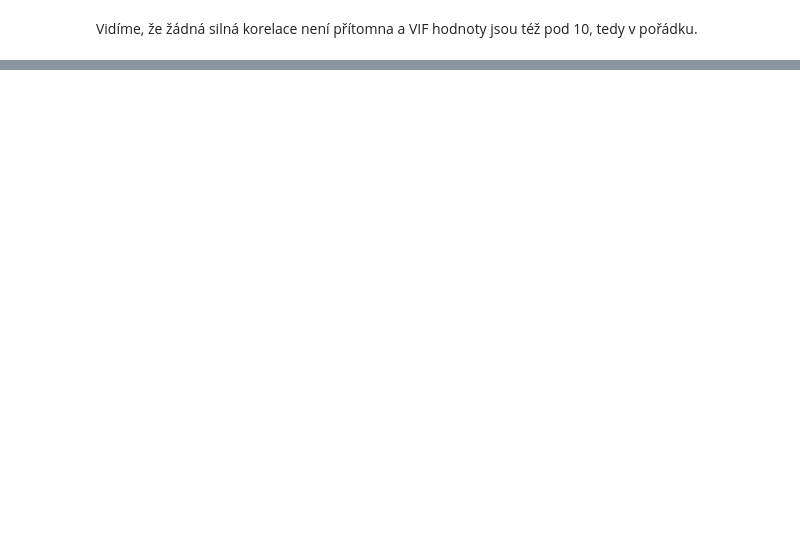
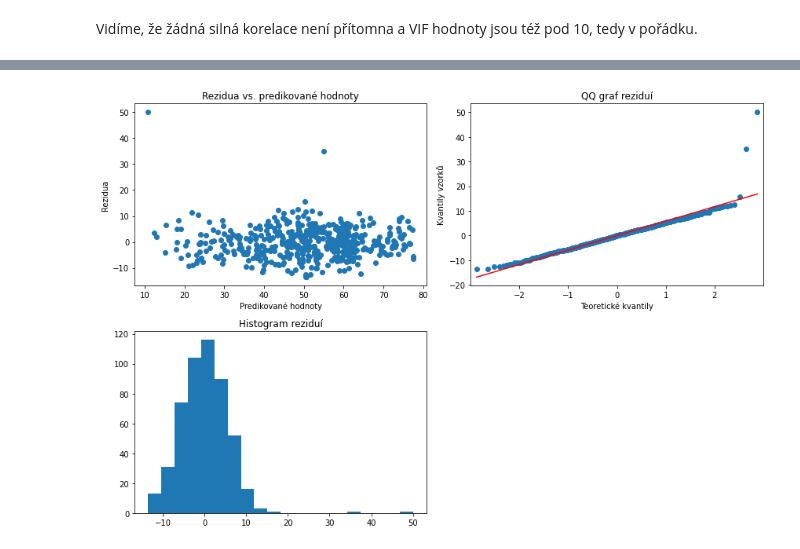
Before and after one commit to Filda99/FIT-MSP, a Jupyter notebook: Proj2/msp_proj2.ipynb, the cells around one changed output, grey strips where cells are left out. Saved outputs shown, nothing was run; the diff lists cells and outputs as text; code cells hidden in the pictures; blank space fills up the shorter version.

```diff
--- a/Proj2/msp_proj2.ipynb
+++ b/Proj2/msp_proj2.ipynb
@@ -409,16 +410,21 @@ Po vzoru demonstračního cvičení normalizujeme data do rozsahu $\langle-1, 1
 # %%
 # https://www.statsmodels.org/stable/example_formulas.html
 # https://stackoverflow.com/questions/55738056/using-categorical-variables-in-statsmodels-ols-class
-# create dummy variables for OS column (one-hot encoding) and use it in the model instead of the original column OS column, the new OS column will be named as OSType
+# dummy variables pro OS sloupec (one-hot encoding) + prejmenovani (pro zjednoduseni prace)
 data_task2 = pd.get_dummies(data_task2, columns=['OSType']).astype(float)
 # rename columns Android, iOS, Windows, MacOS to Android, iOS, Windows, MacOS
 data_task2 = data_task2.rename(columns={'OSType_Android': 'Android', 'OSType_iOS': 'iOS', 'OSType_Windows': 'Windows', 'OSType_MacOS': 'MacOS'})
 
 # standardizace dat do rozsahu hodnot <-1,1>
 # https://stackoverflow.com/questions/26414913/normalize-columns-of-pandas-data-frame
-min_value = data_task2.min(axis=0)
-max_value = data_task2.max(axis=0)
-data_task2 = (data_task2 - min_value)/(max_value - min_value)*2-1
+# min_value = data_task2.drop(['Ping'], axis=1).min(axis=0)
+# max_value = data_task2.drop(['Ping'], axis=1).max(axis=0)
+# data_task2 = (data_task2-min_value)/(max_value-min_value)*2-1
+
+min_values = data_task2.drop(['Ping'], axis=1).min(axis=0)
+max_values = data_task2.drop(['Ping'], axis=1).max(axis=0)
+y_prediction_col =  data_task2.columns.drop('Ping')
+data_task2[y_prediction_col] = (data_task2[y_prediction_col]-min_values)/(max_values - min_values)*2-1
 
 # dalsi moznost normalizace
 # dfS['ActiveUsers']=(dfS['ActiveUsers']-dfS['ActiveUsers'].mean())/dfS['ActiveUsers'].std() #odečti průměr a poděl směrodatnou odchylkou
@@ -518,9 +586,8 @@ Odstraníme Android:InteractingPct.
 # %%
-model = smf.ols(formula="Ping ~ Android + MacOS + Windows + ActiveUsers + InteractingPct + \
+model = smf.ols(formula="Ping ~ Android + MacOS + Windows + ActiveUsers + ScrollingPct + \
                         Android:ActiveUsers + \
-                        MacOS:ActiveUsers + MacOS:InteractingPct + \
-                        Windows:ActiveUsers + \
-                        ActiveUsers:InteractingPct + \
+                        MacOS:ActiveUsers + \
+                        ActiveUsers:ScrollingPct + \
                         I(ActiveUsers*ActiveUsers)", data=data_task2)
 results = model.fit()
 print(results.summary())
@@ -670,0 +658,30 @@ plt.show()
+# %%
+def plot_residuals():
+    fig, axs = plt.subplots(2, 2, figsize=(12, 8))
+
+    # Residuals vs. Fitted Values
+    axs[0, 0].scatter(results.fittedvalues, results.resid)
+    axs[0, 0].set_title('Rezidua vs. predikované hodnoty')
+    axs[0, 0].set_xlabel('Predikované hodnoty')
+    axs[0, 0].set_ylabel('Rezidua')
+
+    # QQ graf rezidui
+    sm.qqplot(results.resid, line='s', ax=axs[0, 1])
+    axs[0, 1].set_title('QQ graf reziduí')
+    axs[0, 1].set_xlabel('Teoretické kvantily')
+    axs[0, 1].set_ylabel('Kvantily vzorků')
+
+
+    # histogram rezidui
+    axs[1, 0].hist(results.resid, bins=20)
+    axs[1, 0].set_title('Histogram reziduí')
+
+    # odstraneni prazdneho subplotu
+    fig.delaxes(axs[1, 1])
+
+    plt.tight_layout()
+    plt.show()
+
+plot_residuals()
+# %% [output]
+[figure, added]
```
Also changed, not shown: parts of 38 cells of this notebook.
